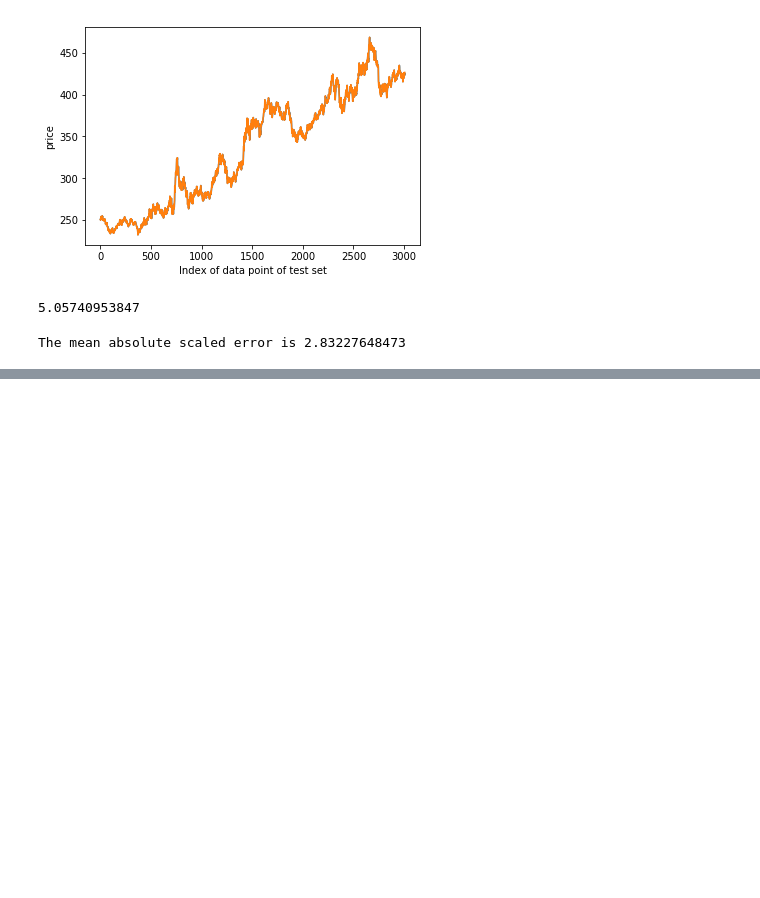
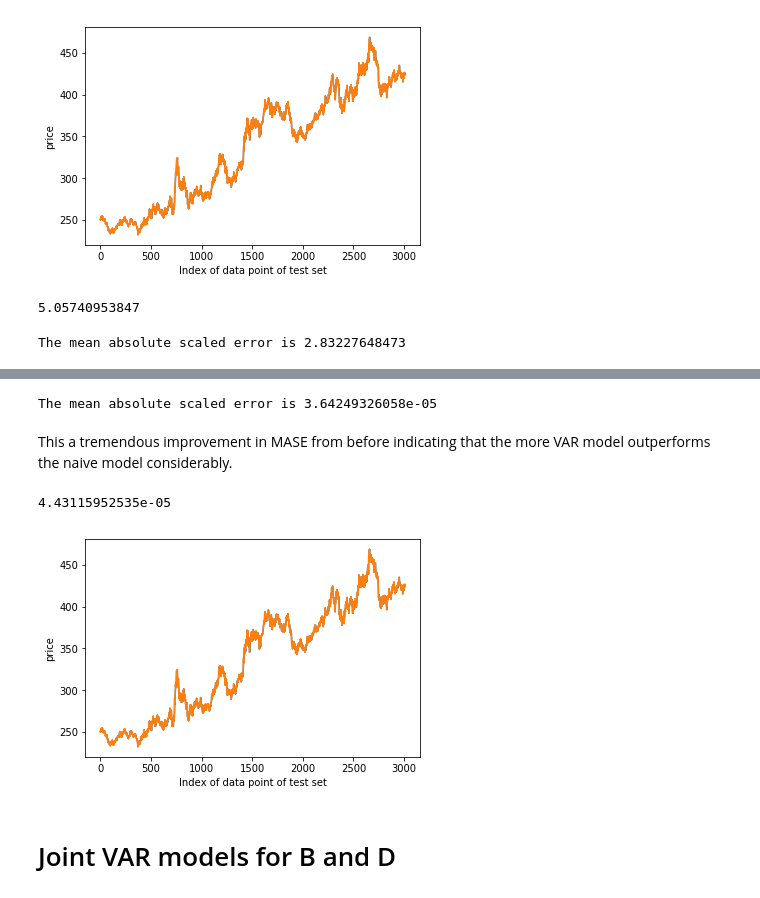
Before and after one commit to jwelliav/Cabestan_research_project, a Jupyter notebook: Time Series EDA.ipynb, the cells around one changed output, grey strips where cells are left out. Saved outputs shown, nothing was run; the diff lists cells and outputs as text; code cells hidden in the pictures; blank space fills up the shorter version.

```diff
--- a/Time Series EDA.ipynb
+++ b/Time Series EDA.ipynb
@@ -833,0 +861,23 @@ dtype: int64
+# %%
+lD = ['cl_D_ret','hi_D_ret', 'lo_D_ret', 'se_D_ret', 'volume_D_ret', 'oi_D_ret']
+testD, predictions_DVAR8 = VAR_rolling_forecast(D_ret,lD,8)
+# %%
+MASE(testD,predictions_DVAR8)
+# %% [output]
+The mean absolute scaled error is 3.64249326058e-05
+# %% [markdown]
+This a tremendous improvement in MASE from before indicating that the more VAR model outperforms
+the naive model considerably.
+# %%
+MSE(testD,predictions_DVAR8)
+# %% [output]
+4.43115952535e-05
+# %%
+size = int(len(D_ret)*0.70)
+testD_adj,predictions_DVAR8_adj = recover_asset_predictions(D['cl_D'],size,testD,predictions_DVAR8)
+# %%
+plot_predictions(testD_adj,predictions_DVAR8_adj)
+# %% [output]
+[figure, added]
+# %% [markdown]
+# Joint VAR models for B and D
```
Also changed, not shown: parts of 23 cells of this notebook.
